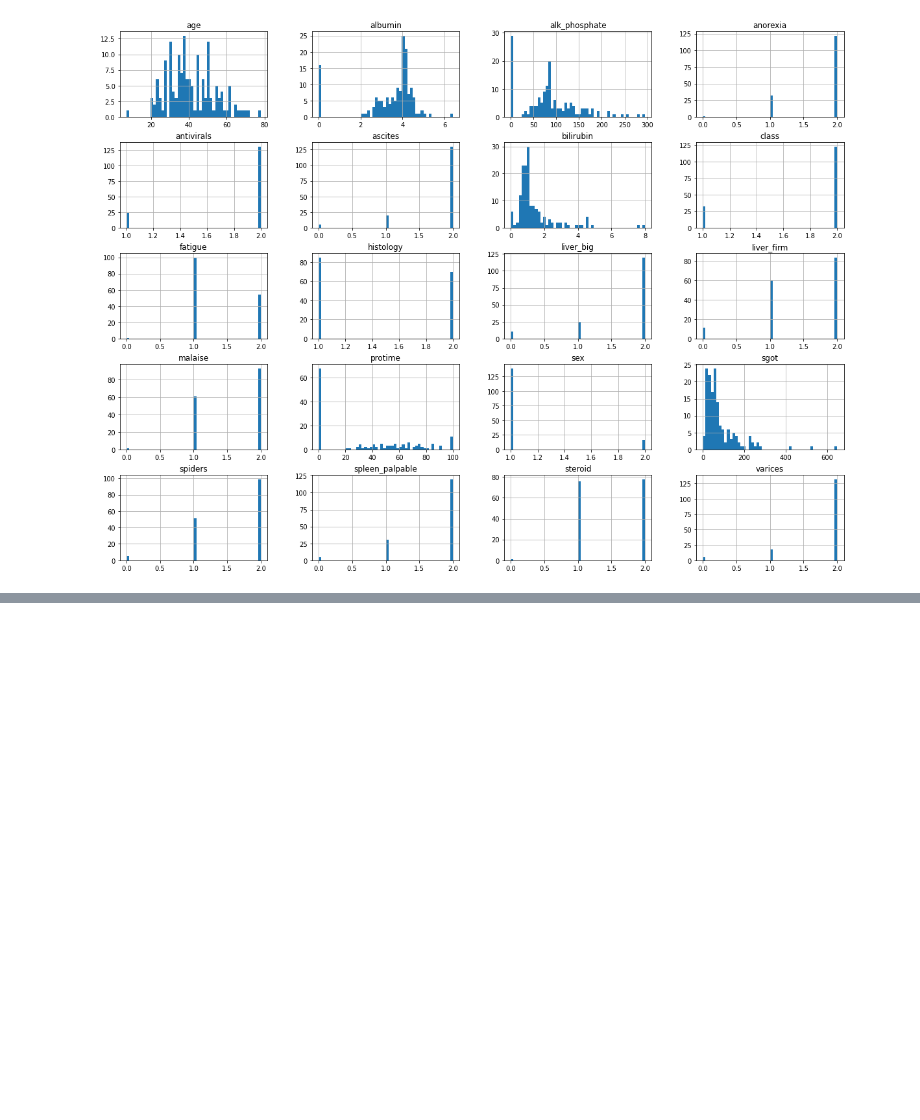
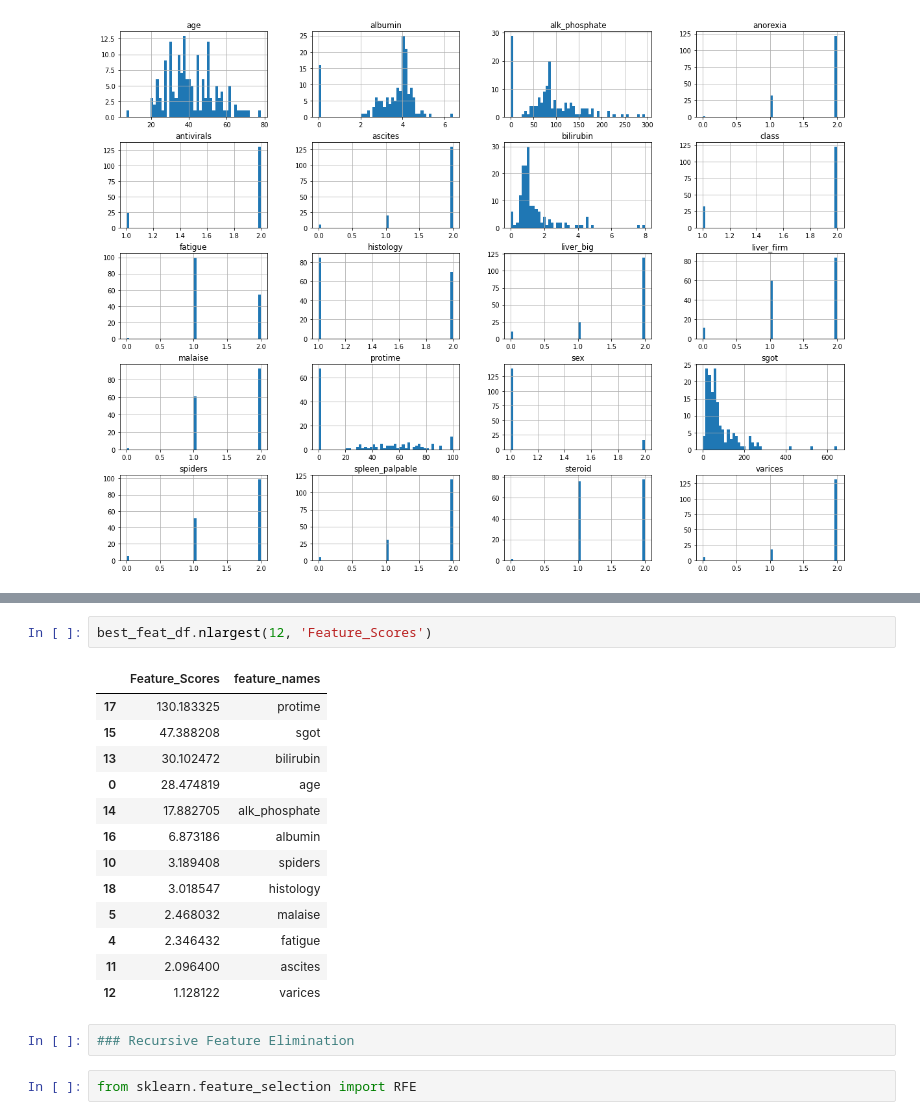
Before and after one commit to code-JOA/Predicting_Hepatitis_Mortality_Rate, a Jupyter notebook: Hepatitis_Mortality_Prediction.ipynb, the cells around one changed output, grey strips where cells are left out. Drawn from its saved outputs; the diff is of its cells as text; blank space fills up the shorter version.

```diff
--- a/Hepatitis_Mortality_Prediction.ipynb
+++ b/Hepatitis_Mortality_Prediction.ipynb
@@ -489,0 +595,20 @@ plt.show()
+# %%
+best_feat_df.nlargest(12, 'Feature_Scores')
+# %% [output]
+|  | Feature_Scores | feature_names |
+| 17 | 130.183325 | protime |
+| 15 | 47.388208 | sgot |
+| 13 | 30.102472 | bilirubin |
+| 0 | 28.474819 | age |
+| 14 | 17.882705 | alk_phosphate |
+| 16 | 6.873186 | albumin |
+| 10 | 3.189408 | spiders |
+| 18 | 3.018547 | histology |
+| 5 | 2.468032 | malaise |
+| 4 | 2.346432 | fatigue |
+| 11 | 2.096400 | ascites |
+| 12 | 1.128122 | varices |
+# %%
+### Recursive Feature Elimination
+# %%
+from sklearn.feature_selection import RFE
```
Also changed, not shown: parts of 14 cells of this notebook.
